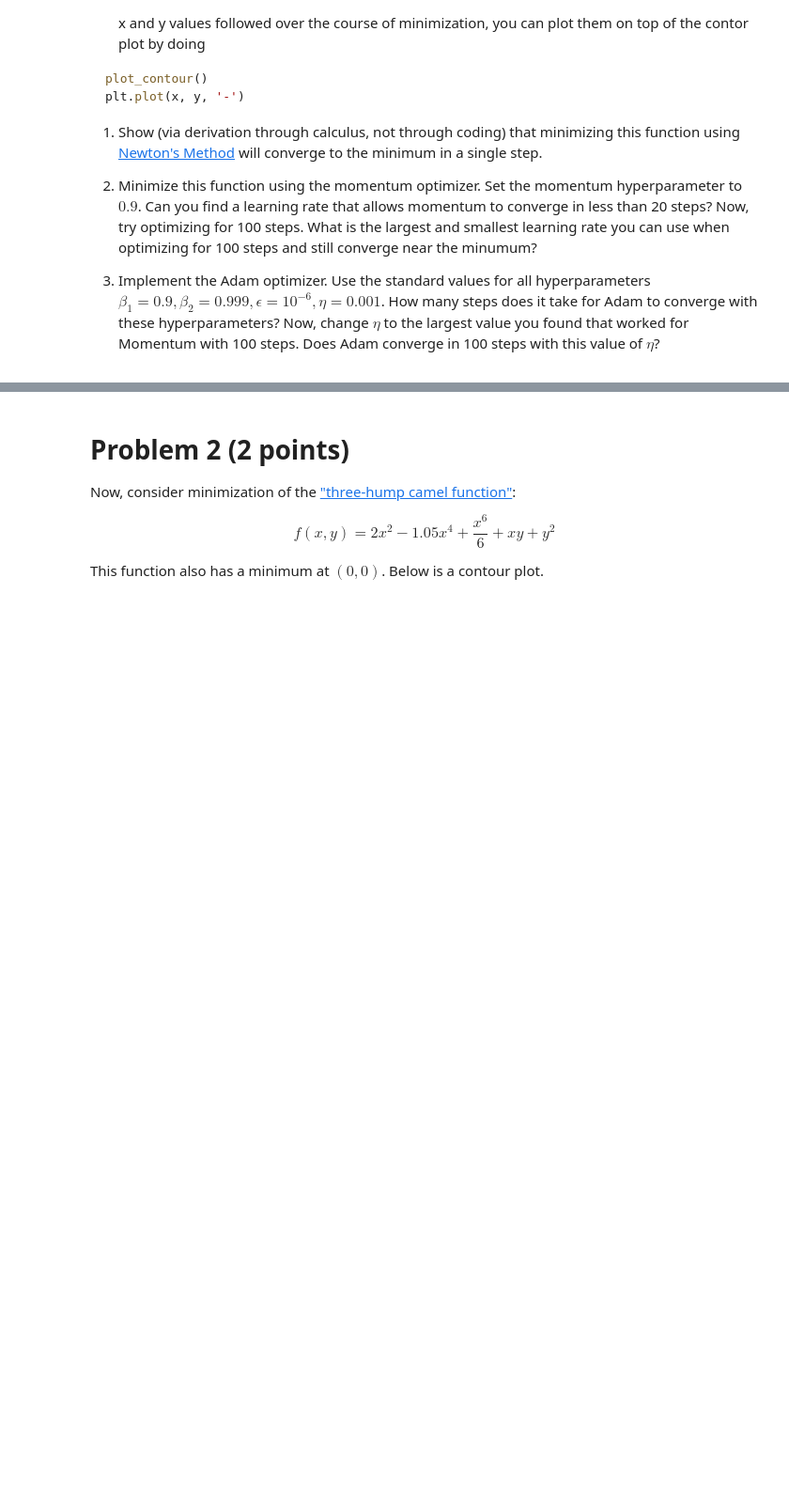
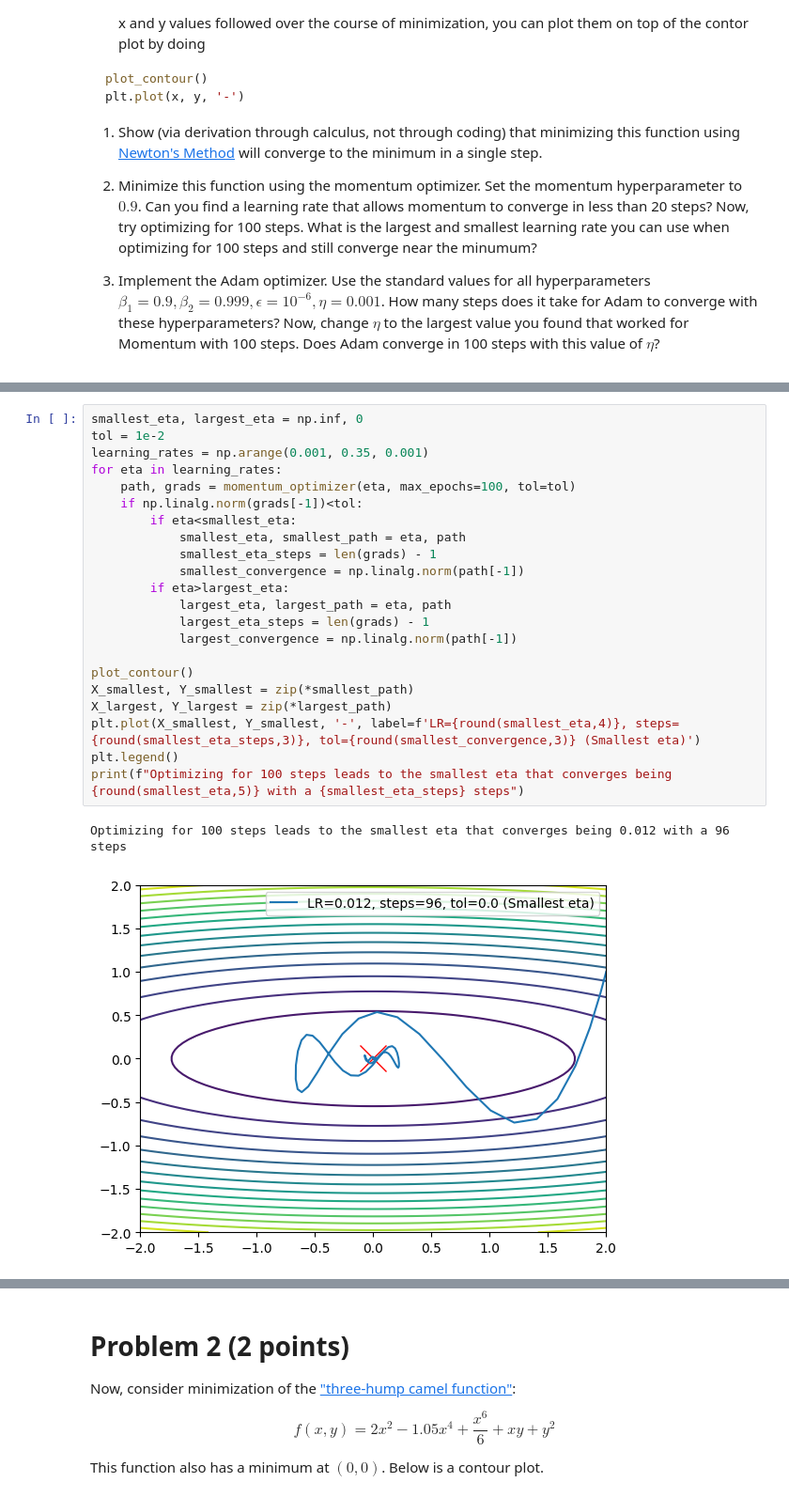
Before and after one commit to Chryron/CSC2516_NN-DL, a Jupyter notebook: Assignments/CSC2516_Homework_3.ipynb, the cells around one changed output, grey strips where cells are left out. Shown at 94% size. Cells and saved outputs as stored; diff of their text form; blank space fills up the shorter version.

```diff
--- a/Assignments/CSC2516_Homework_3.ipynb
+++ b/Assignments/CSC2516_Homework_3.ipynb
@@ -36,0 +179,25 @@ plt.plot(x, y, '-')
+# %%
+smallest_eta, largest_eta = np.inf, 0
+tol = 1e-2
+learning_rates = np.arange(0.001, 0.35, 0.001)
+for eta in learning_rates:
+    path, grads = momentum_optimizer(eta, max_epochs=100, tol=tol)
+    if np.linalg.norm(grads[-1])<tol:
+        if eta<smallest_eta:
+            smallest_eta, smallest_path = eta, path
+            smallest_eta_steps = len(grads) - 1
+            smallest_convergence = np.linalg.norm(path[-1])
+        if eta>largest_eta:
+            largest_eta, largest_path = eta, path
+            largest_eta_steps = len(grads) - 1
+            largest_convergence = np.linalg.norm(path[-1])
+
+plot_contour()
+X_smallest, Y_smallest = zip(*smallest_path)
+X_largest, Y_largest = zip(*largest_path)
+plt.plot(X_smallest, Y_smallest, '-', label=f'LR={round(smallest_eta,4)}, steps={round(smallest_eta_steps,3)}, tol={round(smallest_convergence,3)} (Smallest eta)')
+plt.legend()
+print(f"Optimizing for 100 steps leads to the smallest eta that converges being {round(smallest_eta,5)} with a {smallest_eta_steps} steps")
+# %% [output]
+Optimizing for 100 steps leads to the smallest eta that converges being 0.012 with a 96 steps
+[figure, added]
```
Also changed, not shown: parts of 13 cells of this notebook, 2 other files.
